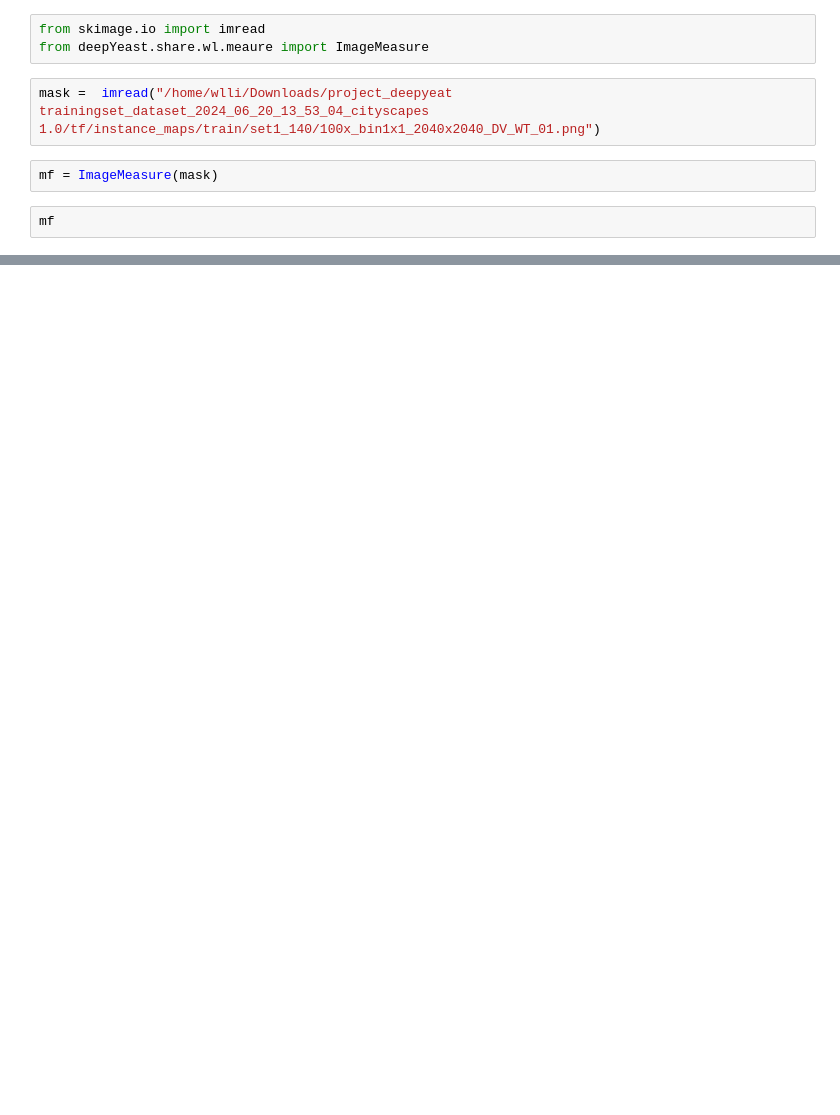
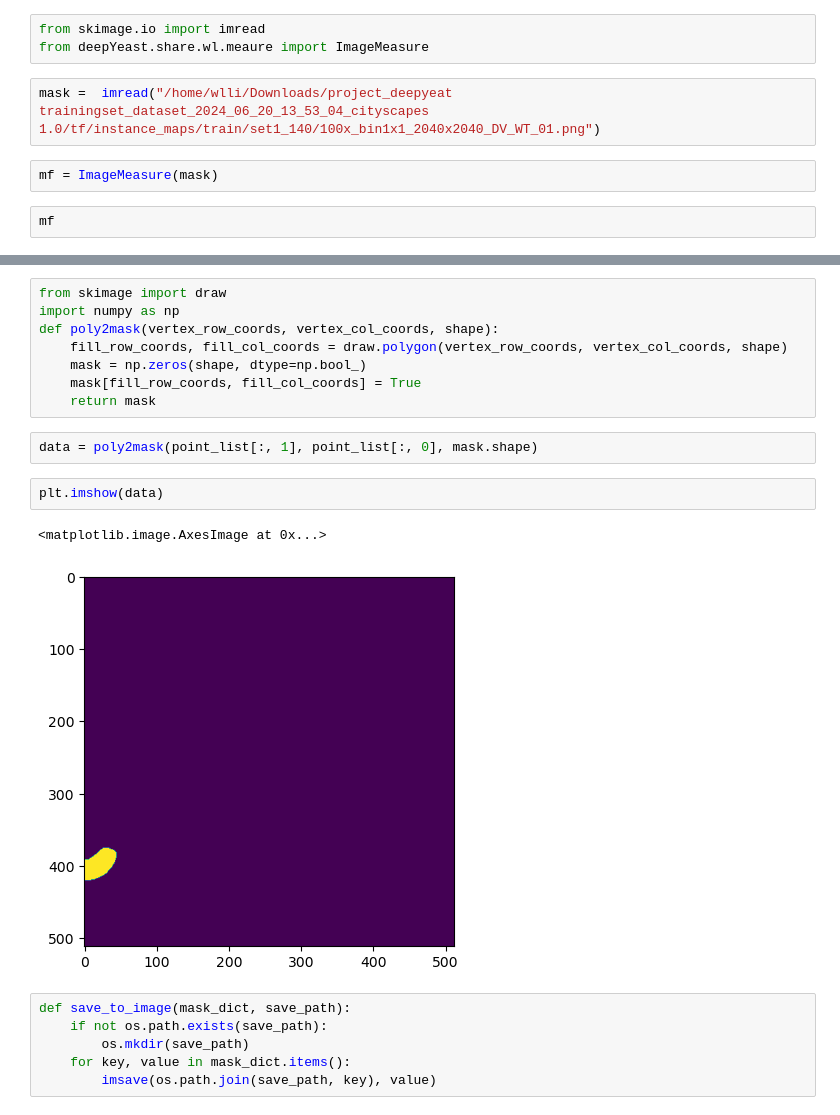
Before and after one commit to wanlanli/deepYeast, a Jupyter notebook: examples/06_formate_cvat2train.ipynb, the cells around one changed output, grey strips where cells are left out. Drawn from its saved outputs; the diff is of its cells as text; blank space fills up the shorter version.

```diff
--- a/examples/06_formate_cvat2train.ipynb
+++ b/examples/06_formate_cvat2train.ipynb
@@ -33,0 +114,21 @@ mf
+# %%
+from skimage import draw
+import numpy as np
+def poly2mask(vertex_row_coords, vertex_col_coords, shape):
+    fill_row_coords, fill_col_coords = draw.polygon(vertex_row_coords, vertex_col_coords, shape)
+    mask = np.zeros(shape, dtype=np.bool_)
+    mask[fill_row_coords, fill_col_coords] = True
+    return mask
+# %%
+data = poly2mask(point_list[:, 1], point_list[:, 0], mask.shape)
+# %%
+plt.imshow(data)
+# %% [output]
+<matplotlib.image.AxesImage at 0x...>
+[figure, added]
+# %%
+def save_to_image(mask_dict, save_path):
+    if not os.path.exists(save_path):
+        os.mkdir(save_path)
+    for key, value in mask_dict.items():
+        imsave(os.path.join(save_path, key), value)
```
Also changed, not shown: parts of 23 cells of this notebook, 4 other files.
